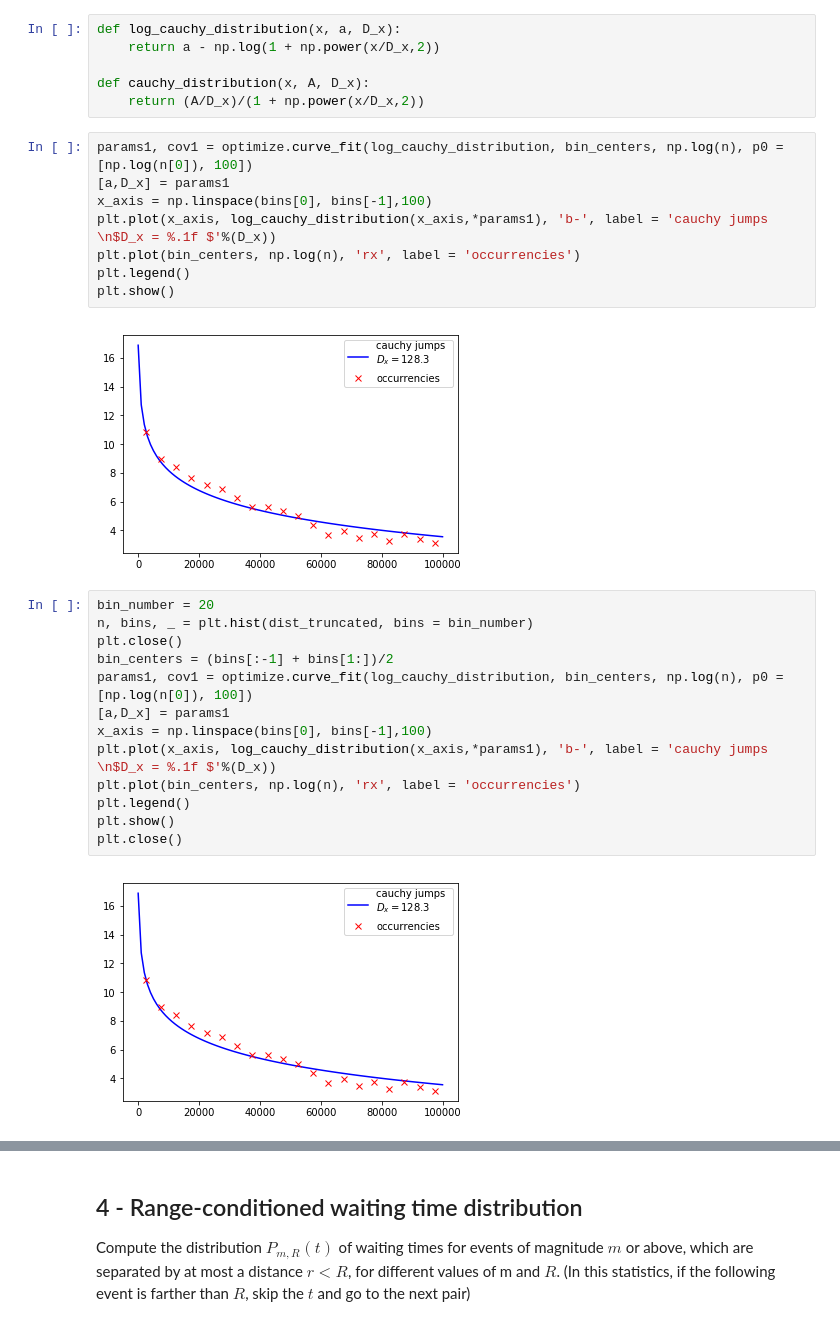
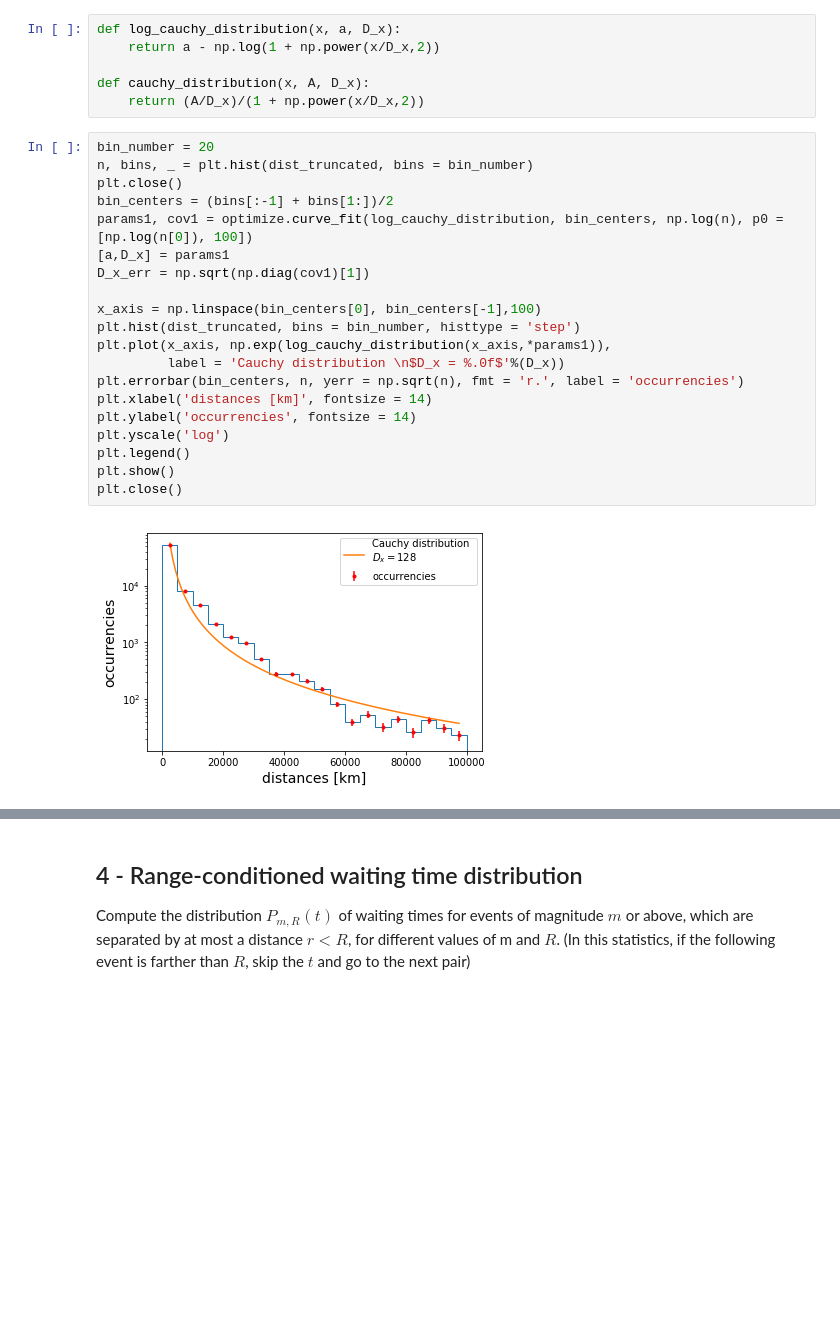
Before and after one commit to mango915/Earthquakes, a Jupyter notebook: nico.ipynb, the cells around one changed output, grey strips where cells are left out. Drawn from its saved outputs; the diff is of its cells as text; blank space fills up the shorter version.

```diff
--- a/nico.ipynb
+++ b/nico.ipynb
@@ -896,27 +1003,24 @@ def log_cauchy_distribution(x, a, D_x):
 def cauchy_distribution(x, A, D_x):
     return (A/D_x)/(1 + np.power(x/D_x,2))
 # %%
+bin_number = 20
+n, bins, _ = plt.hist(dist_truncated, bins = bin_number)
+plt.close()
+bin_centers = (bins[:-1] + bins[1:])/2
 params1, cov1 = optimize.curve_fit(log_cauchy_distribution, bin_centers, np.log(n), p0 = [np.log(n[0]), 100])
 [a,D_x] = params1
-x_axis = np.linspace(bins[0], bins[-1],100)
-plt.plot(x_axis, log_cauchy_distribution(x_axis,*params1), 'b-', label = 'cauchy jumps \n$D_x = %.1f $'%(D_x))
-plt.plot(bin_centers, np.log(n), 'rx', label = 'occurrencies')
+D_x_err = np.sqrt(np.diag(cov1)[1])
+
+x_axis = np.linspace(bin_centers[0], bin_centers[-1],100)
+plt.hist(dist_truncated, bins = bin_number, histtype = 'step')
+plt.plot(x_axis, np.exp(log_cauchy_distribution(x_axis,*params1)),
+         label = 'Cauchy distribution \n$D_x = %.0f$'%(D_x))
+plt.errorbar(bin_centers, n, yerr = np.sqrt(n), fmt = 'r.', label = 'occurrencies')
+plt.xlabel('distances [km]', fontsize = 14)
+plt.ylabel('occurrencies', fontsize = 14)
+plt.yscale('log')
 plt.legend()
 plt.show()
+plt.close()
 # %% [output]
-[figure, old version]
+[figure, new version]
-# %%
-bin_number = 20
-n, bins, _ = plt.hist(dist_truncated, bins = bin_number)
-plt.close()
-bin_centers = (bins[:-1] + bins[1:])/2
-params1, cov1 = optimize.curve_fit(log_cauchy_distribution, bin_centers, np.log(n), p0 = [np.log(n[0]), 100])
-[a,D_x] = params1
-x_axis = np.linspace(bins[0], bins[-1],100)
-plt.plot(x_axis, log_cauchy_distribution(x_axis,*params1), 'b-', label = 'cauchy jumps \n$D_x = %.1f $'%(D_x))
-plt.plot(bin_centers, np.log(n), 'rx', label = 'occurrencies')
-plt.legend()
-plt.show()
-plt.close()
-# %% [output]
-[figure, removed]
```
Also changed, not shown: parts of 28 cells of this notebook.
